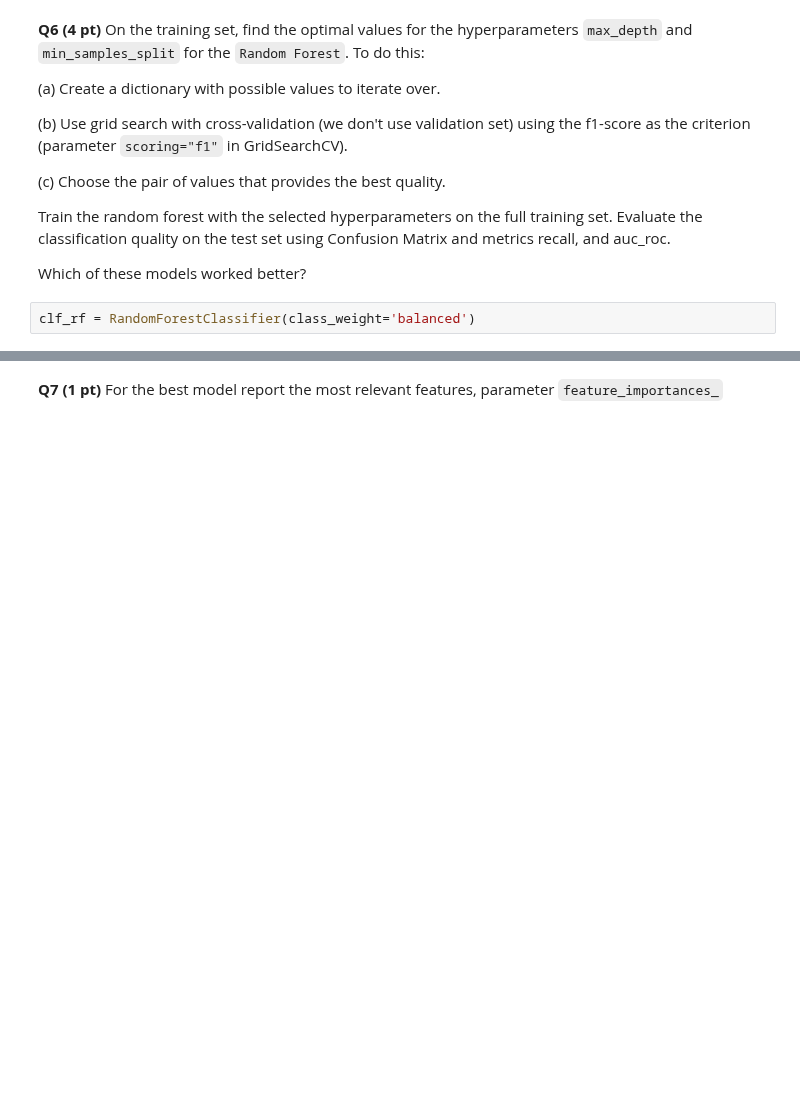
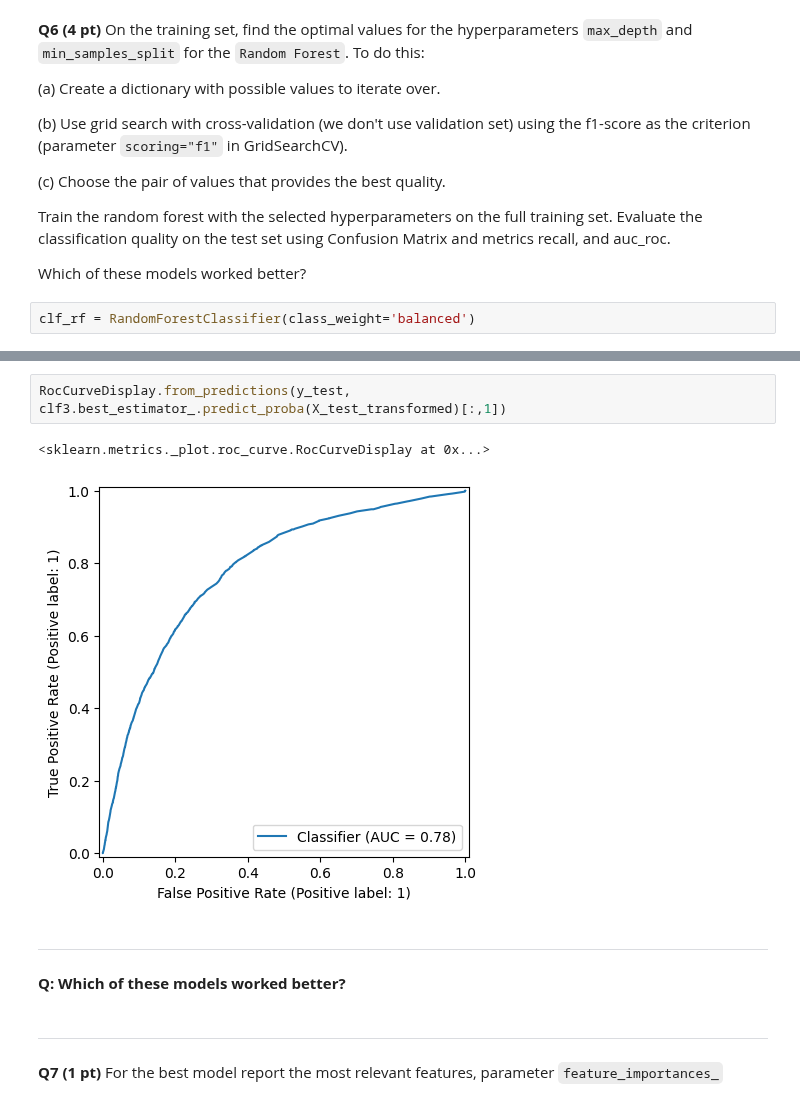
Before and after one commit to Nick-Azzarano/Machine-Learning-Practice, a Jupyter notebook: Spring2025/Homeworks/HW7_Azzarano_Nick.ipynb, the cells around one changed output, grey strips where cells are left out. Cells and saved outputs as stored; diff of their text form; blank space fills up the shorter version.

```diff
--- a/Spring2025/Homeworks/HW7_Azzarano_Nick.ipynb
+++ b/Spring2025/Homeworks/HW7_Azzarano_Nick.ipynb
@@ -337,3 +375,20 @@ clf_rf.get_params()
+# %%
+RocCurveDisplay.from_predictions(y_test, clf3.best_estimator_.predict_proba(X_test_transformed)[:,1])
+# %% [output]
+<sklearn.metrics._plot.roc_curve.RocCurveDisplay at 0x...>
+[figure, added]
+# %% [markdown]
+
+
+---
+
+
+**Q: Which of these models worked better?**
+# %% [markdown]
+
+
+
+---
 # %% [markdown]
 **Q7 (1 pt)** For the best model report the most relevant features, parameter `feature_importances_`
 # %% [markdown]
```
Also changed, not shown: parts of 7 cells of this notebook.
